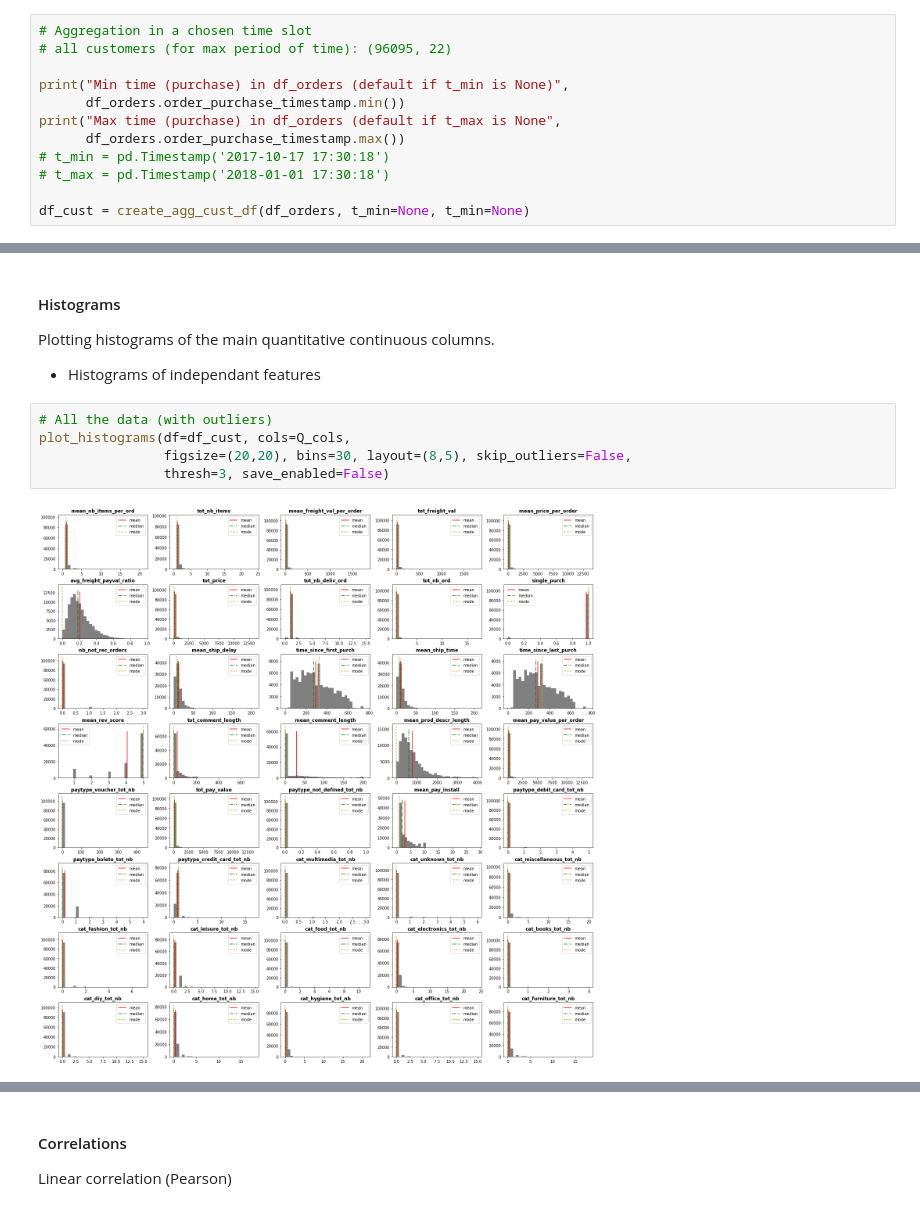
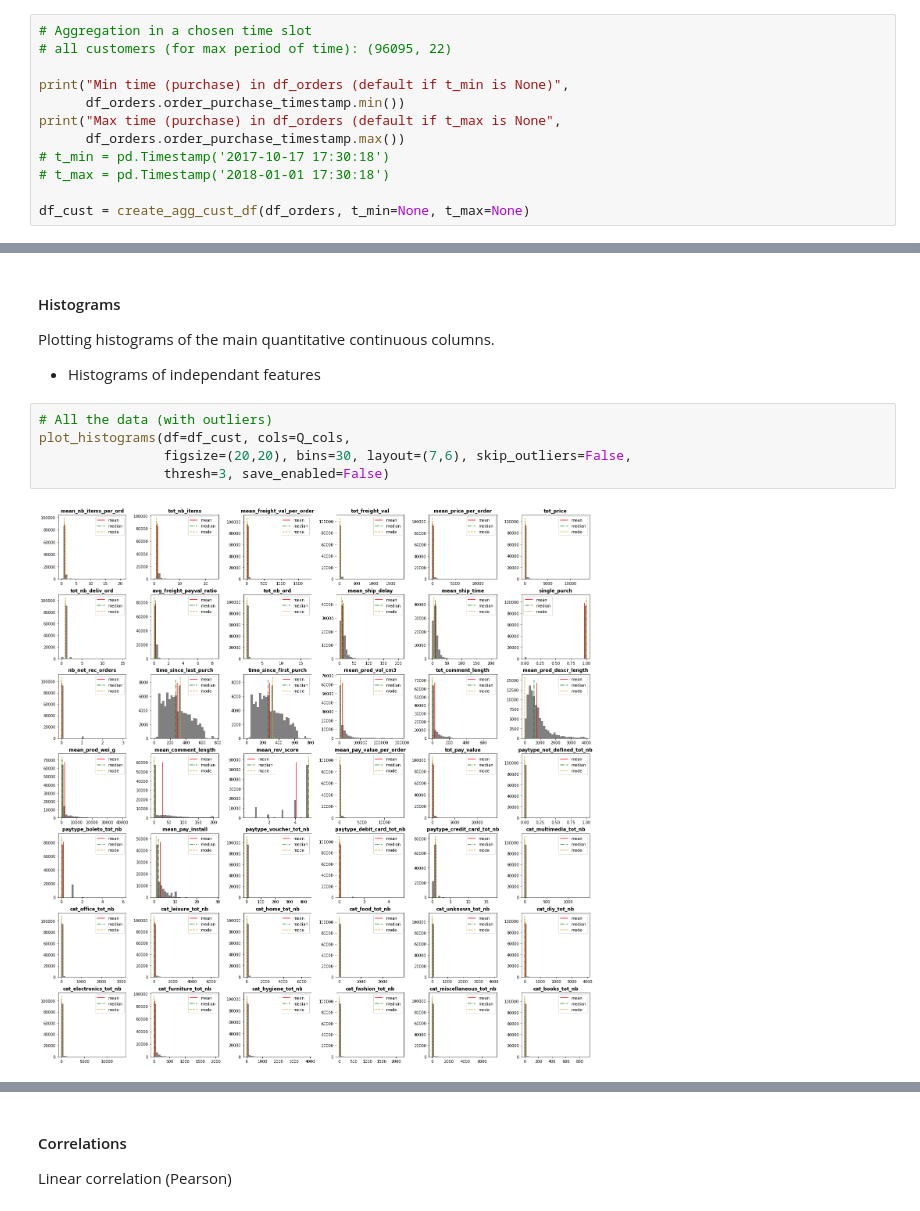
Before and after one commit to SmellyArmure/OC_DS_Project5, a Jupyter notebook: NOTEBOOKS/P5_Cleaning_EDA_2.ipynb, the cells around one changed output, grey strips where cells are left out. Cells and saved outputs as stored; diff of their text form.

```diff
--- a/NOTEBOOKS/P5_Cleaning_EDA_2.ipynb
+++ b/NOTEBOOKS/P5_Cleaning_EDA_2.ipynb
@@ -221,7 +223,7 @@ print("Max time (purchase) in df_orders (default if t_max is None",
 # t_min = pd.Timestamp('2017-10-17 17:30:18')
 # t_max = pd.Timestamp('2018-01-01 17:30:18')
 
-df_cust = create_agg_cust_df(df_orders, t_min=None, t_min=None)
+df_cust = create_agg_cust_df(df_orders, t_min=None, t_max=None)
 # %% [output]
 Min time (purchase) in df_orders (default if t_min is None) 2016-09-04 21:15:19
 Max time (purchase) in df_orders (default if t_max is None 2018-10-17 17:30:18
@@ -356,10 +356,10 @@ Plotting histograms of the main quantitative continuous columns.
 # %%
 # All the data (with outliers)
 plot_histograms(df=df_cust, cols=Q_cols,
-                figsize=(20,20), bins=30, layout=(8,5), skip_outliers=False,
+                figsize=(20,20), bins=30, layout=(7,6), skip_outliers=False,
                 thresh=3, save_enabled=False)
 # %% [output]
-[figure, old version]
+[figure, new version]
 # %%
 # Excluding outliers to get a better scale
 plot_histograms(df=df_cust, cols=Q_cols, color = 'lightblue',
```
Also changed, not shown: parts of 32 cells of this notebook, 4 other files.
